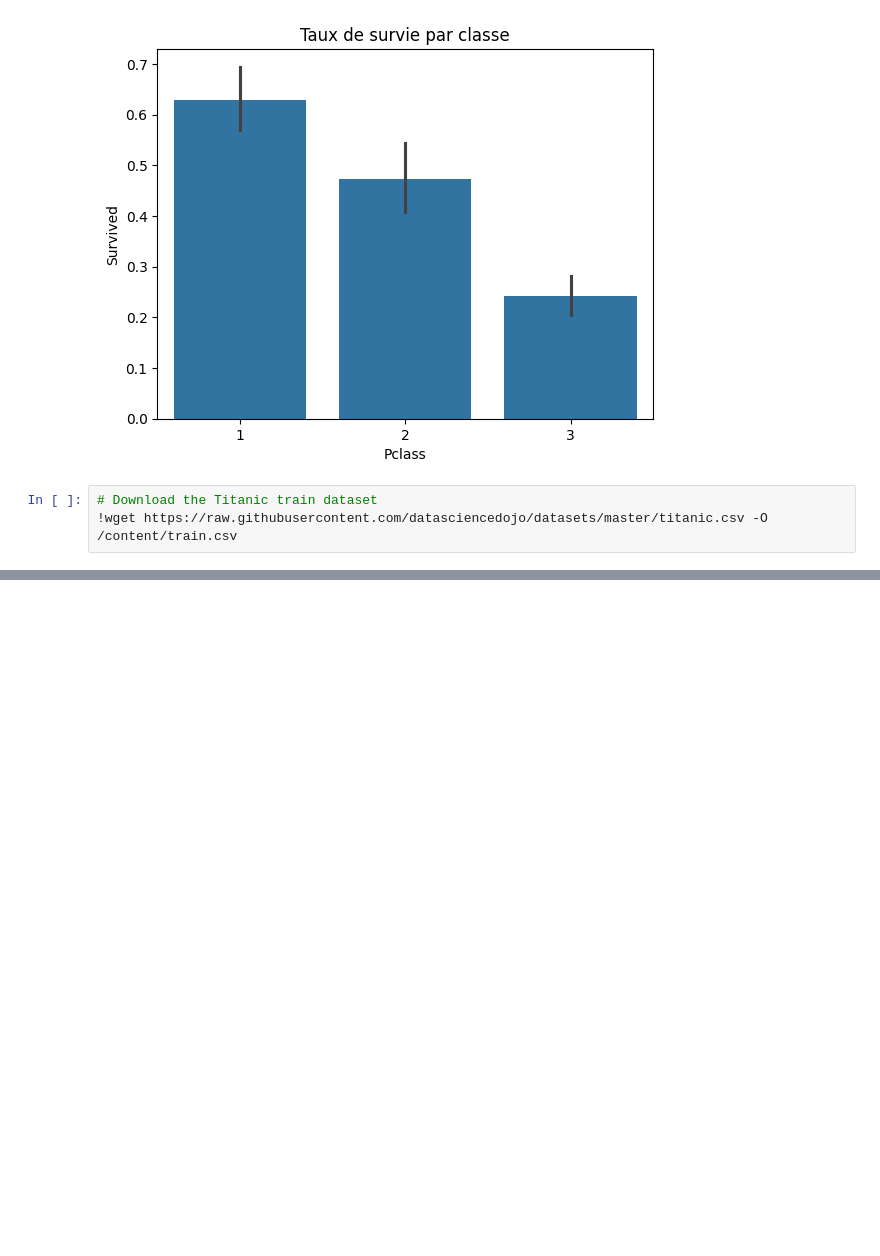
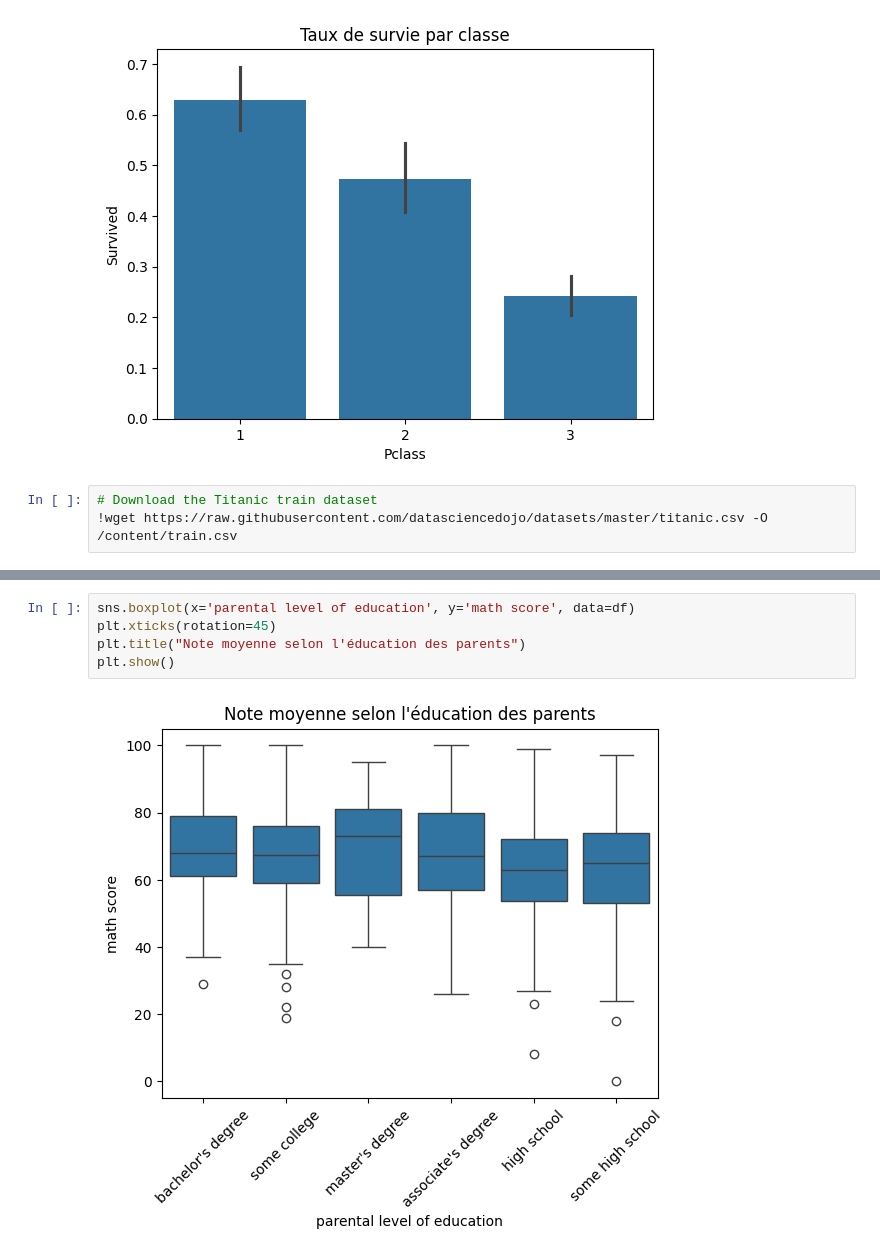
Before and after one commit to mery-bigdata/mery-bigdata, a Jupyter notebook: Untitled3.ipynb, the cells around one changed output, grey strips where cells are left out. Cells and saved outputs as stored; diff of their text form; blank space fills up the shorter version.

```diff
--- a/Untitled3.ipynb
+++ b/Untitled3.ipynb
@@ -92,0 +156,7 @@ plt.show()
+# %%
+sns.boxplot(x='parental level of education', y='math score', data=df)
+plt.xticks(rotation=45)
+plt.title("Note moyenne selon l'éducation des parents")
+plt.show()
+# %% [output]
+[figure, added]
```
Also changed, not shown: parts of 4 cells of this notebook.
